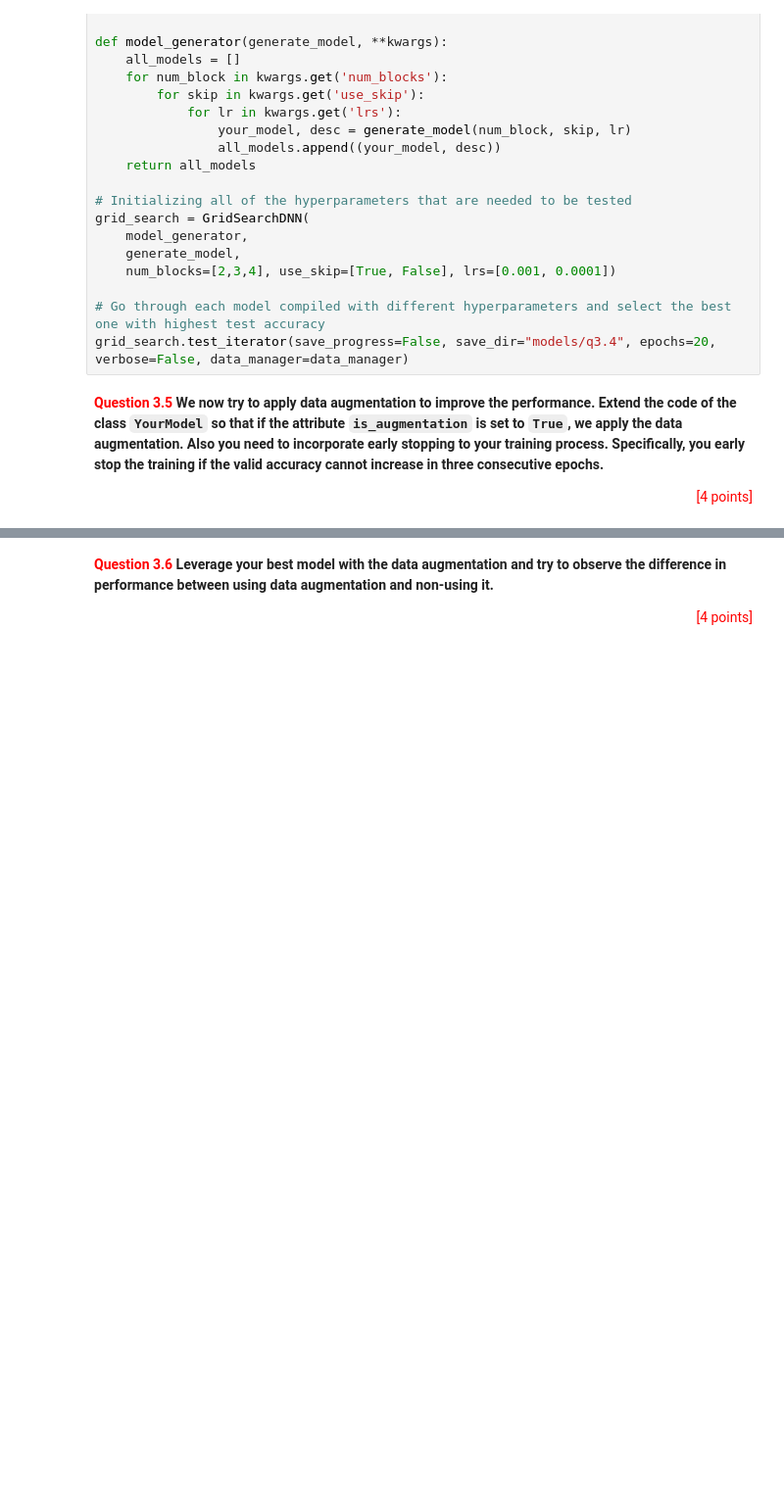
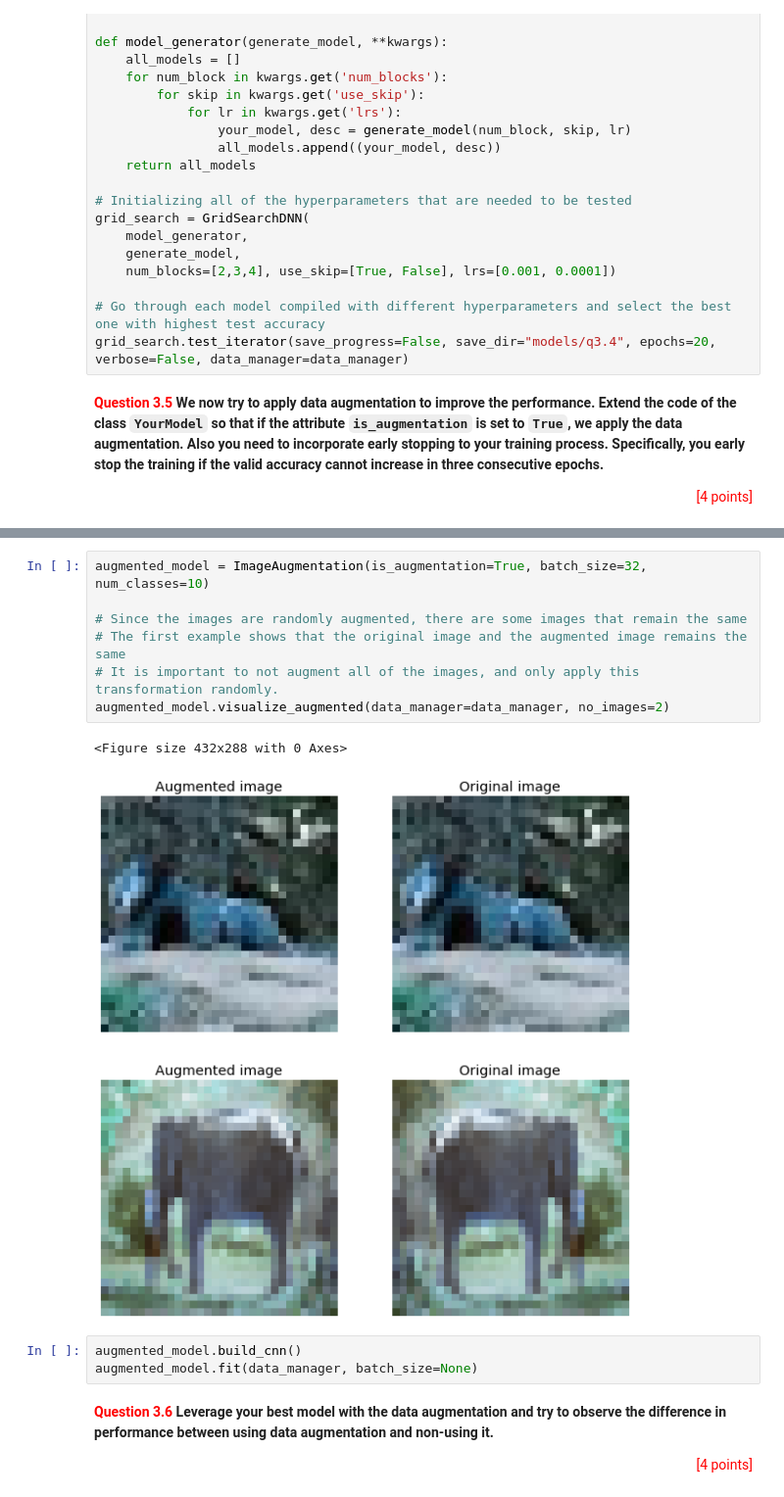
Before and after one commit to multipletwigs/FIT3181-Deep-Learning, a Jupyter notebook: FIT3181_Assignment_1/Assignment01_Part3_solution.ipynb, the cells around one changed output, grey strips where cells are left out. Shown at 98% size. Cells and saved outputs as stored; diff of their text form; blank space fills up the shorter version.

```diff
--- a/FIT3181_Assignment_1/Assignment01_Part3_solution.ipynb
+++ b/FIT3181_Assignment_1/Assignment01_Part3_solution.ipynb
@@ -588,3 +641,16 @@ class ImageAugmentation(YourModel):
+# %%
+augmented_model = ImageAugmentation(is_augmentation=True, batch_size=32, num_classes=10)
+
+# Since the images are randomly augmented, there are some images that remain the same
+# The first example shows that the original image and the augmented image remains the same
+# It is important to not augment all of the images, and only apply this transformation randomly.
+augmented_model.visualize_augmented(data_manager=data_manager, no_images=2)
+# %% [output]
+<Figure size 432x288 with 0 Axes>
+[figure, added]
+# %%
+augmented_model.build_cnn()
+augmented_model.fit(data_manager, batch_size=None)
 # %% [markdown]
 <span style="color:red">**Question 3.6**</span> **Leverage your best model with the data augmentation and try to observe the difference in performance between using data augmentation and non-using it.**
 
```
Also changed, not shown: parts of 11 cells of this notebook.
